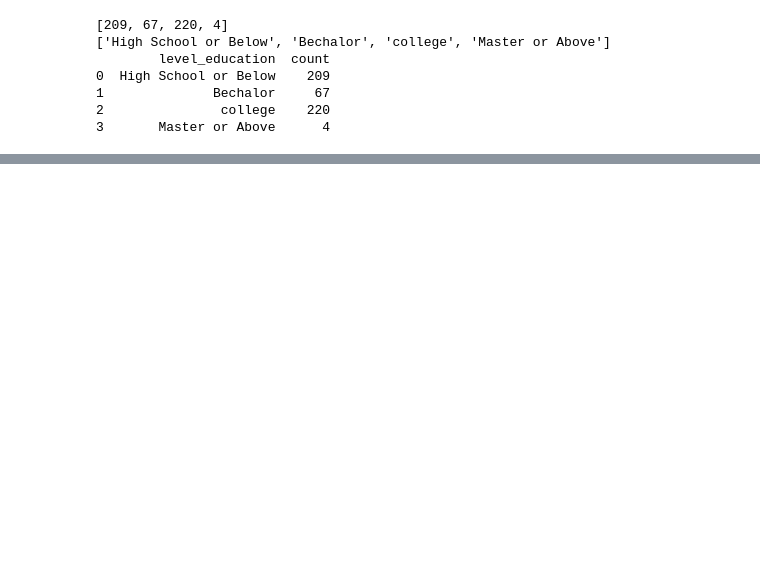
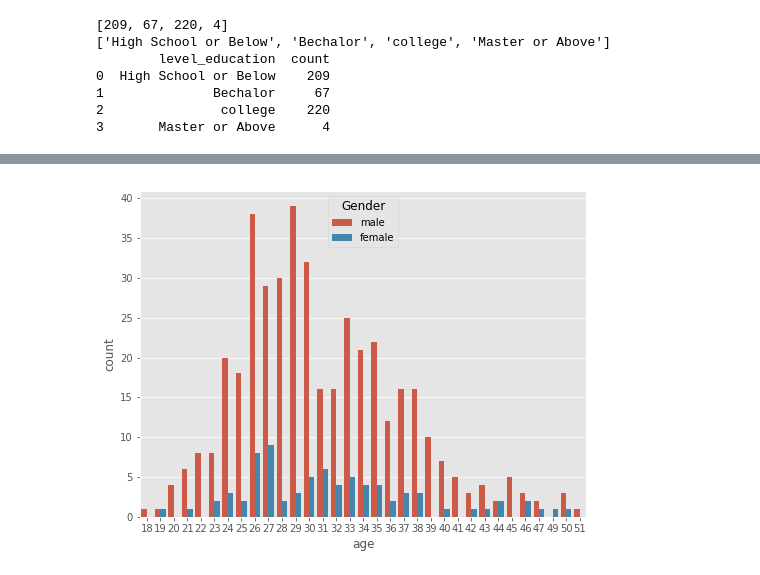
Before and after one commit to sunilsylvester/Project-datasets-modified, a Jupyter notebook: Loan Payment/Loan Payment/Loan_payment.ipynb, the cells around one changed output, grey strips where cells are left out. Drawn from its saved outputs; the diff is of its cells as text; code cells hidden in the pictures; blank space fills up the shorter version.

```diff
--- a/Loan Payment/Loan Payment/Loan_payment.ipynb
+++ b/Loan Payment/Loan Payment/Loan_payment.ipynb
@@ -156,0 +222,6 @@ Text(0.5, 0, 'Education')
+# %%
+plt.figure(figsize=(8,6))
+
+ax=sns.countplot(x=df["age"], hue=df["Gender"])
+# %% [output]
+[figure, added]
```
Also changed, not shown: parts of 41 cells of this notebook, 2 other files.
